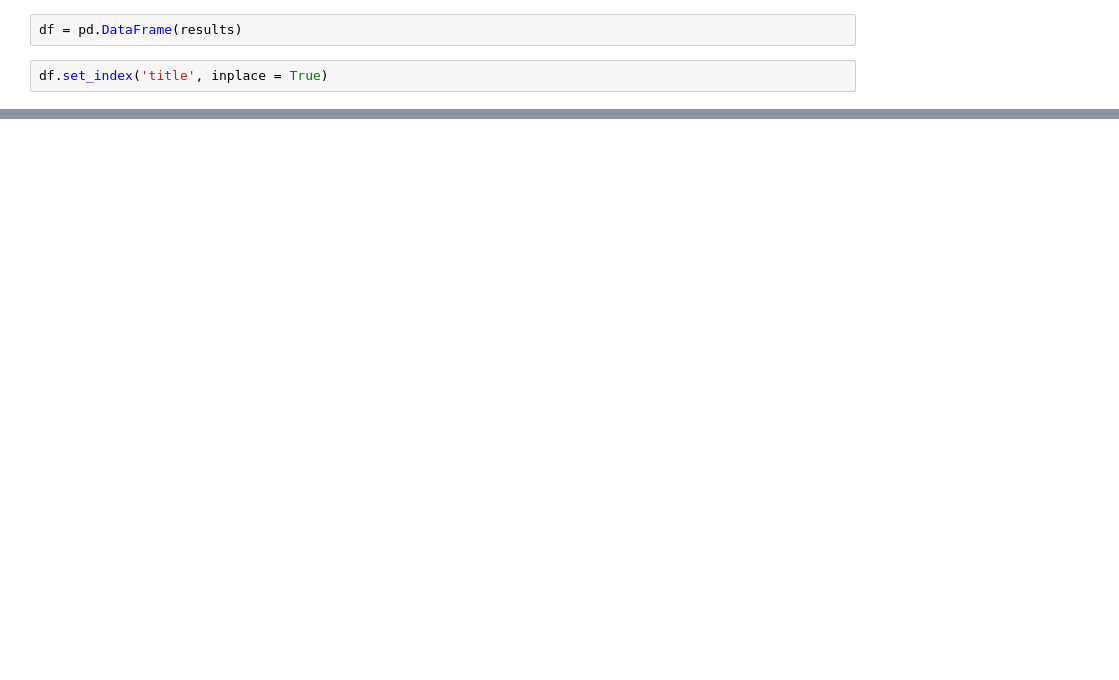
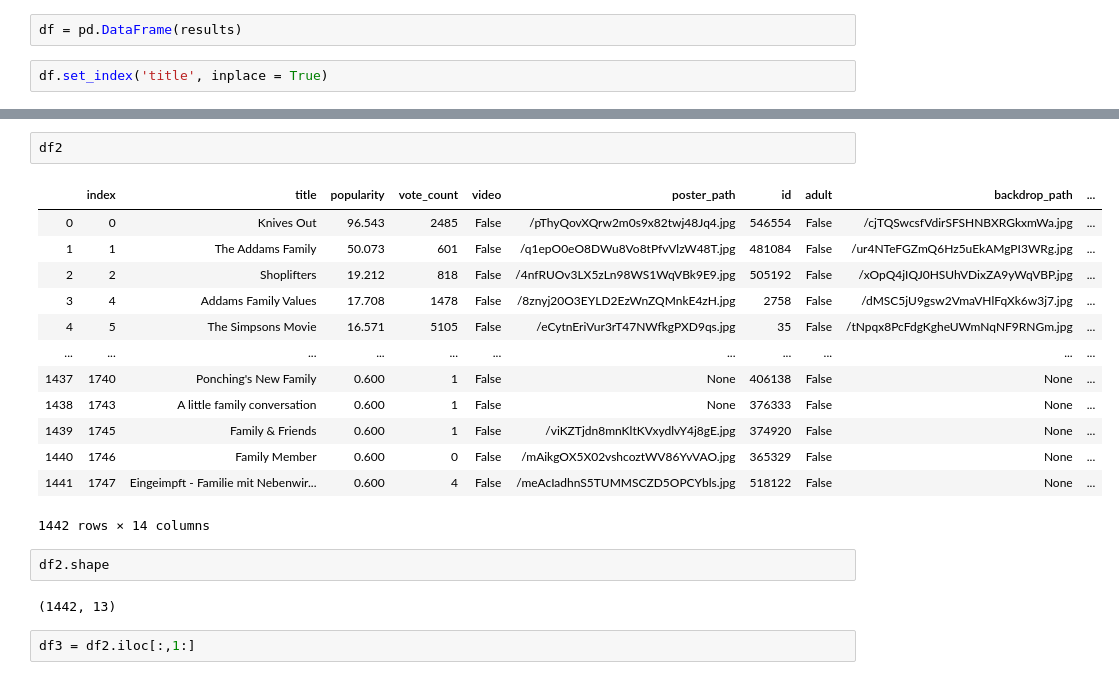
Before and after one commit to J-Joseph524/MEDIA-PROJECT-JJ-EO, a Jupyter notebook: Project.ipynb, the cells around one changed output, grey strips where cells are left out. Cells and saved outputs as stored; diff of their text form; blank space fills up the shorter version.

```diff
--- a/Project.ipynb
+++ b/Project.ipynb
@@ -40,0 +100,22 @@ df1.head()
+# %%
+df2
+# %% [output]
+|  | index | title | popularity | vote_count | video | poster_path | id | adult | backdrop_path | ... |
+| 0 | 0 | Knives Out | 96.543 | 2485 | False | /pThyQovXQrw2m0s9x82twj48Jq4.jpg | 546554 | False | /cjTQSwcsfVdirSFSHNBXRGkxmWa.jpg | ... |
+| 1 | 1 | The Addams Family | 50.073 | 601 | False | /q1epO0eO8DWu8Vo8tPfvVlzW48T.jpg | 481084 | False | /ur4NTeFGZmQ6Hz5uEkAMgPI3WRg.jpg | ... |
+| 2 | 2 | Shoplifters | 19.212 | 818 | False | /4nfRUOv3LX5zLn98WS1WqVBk9E9.jpg | 505192 | False | /xOpQ4jIQJ0HSUhVDixZA9yWqVBP.jpg | ... |
+| 3 | 4 | Addams Family Values | 17.708 | 1478 | False | /8znyj20O3EYLD2EzWnZQMnkE4zH.jpg | 2758 | False | /dMSC5jU9gsw2VmaVHlFqXk6w3j7.jpg | ... |
+| 4 | 5 | The Simpsons Movie | 16.571 | 5105 | False | /eCytnEriVur3rT47NWfkgPXD9qs.jpg | 35 | False | /tNpqx8PcFdgKgheUWmNqNF9RNGm.jpg | ... |
+| ... | ... | ... | ... | ... | ... | ... | ... | ... | ... | ... |
+| 1437 | 1740 | Ponching's New Family | 0.600 | 1 | False | None | 406138 | False | None | ... |
+| 1438 | 1743 | A little family conversation | 0.600 | 1 | False | None | 376333 | False | None | ... |
+| 1439 | 1745 | Family & Friends | 0.600 | 1 | False | /viKZTjdn8mnKltKVxydlvY4j8gE.jpg | 374920 | False | None | ... |
+| 1440 | 1746 | Family Μember | 0.600 | 0 | False | /mAikgOX5X02vshcoztWV86YvVAO.jpg | 365329 | False | None | ... |
+| 1441 | 1747 | Eingeimpft - Familie mit Nebenwir... | 0.600 | 4 | False | /meAcIadhnS5TUMMSCZD5OPCYbls.jpg | 518122 | False | None | ... |
+1442 rows × 14 columns
+# %%
+df2.shape
+# %% [output]
+(1442, 13)
+# %%
+df3 = df2.iloc[:,1:]
```
Also changed, not shown: parts of 25 cells of this notebook.
